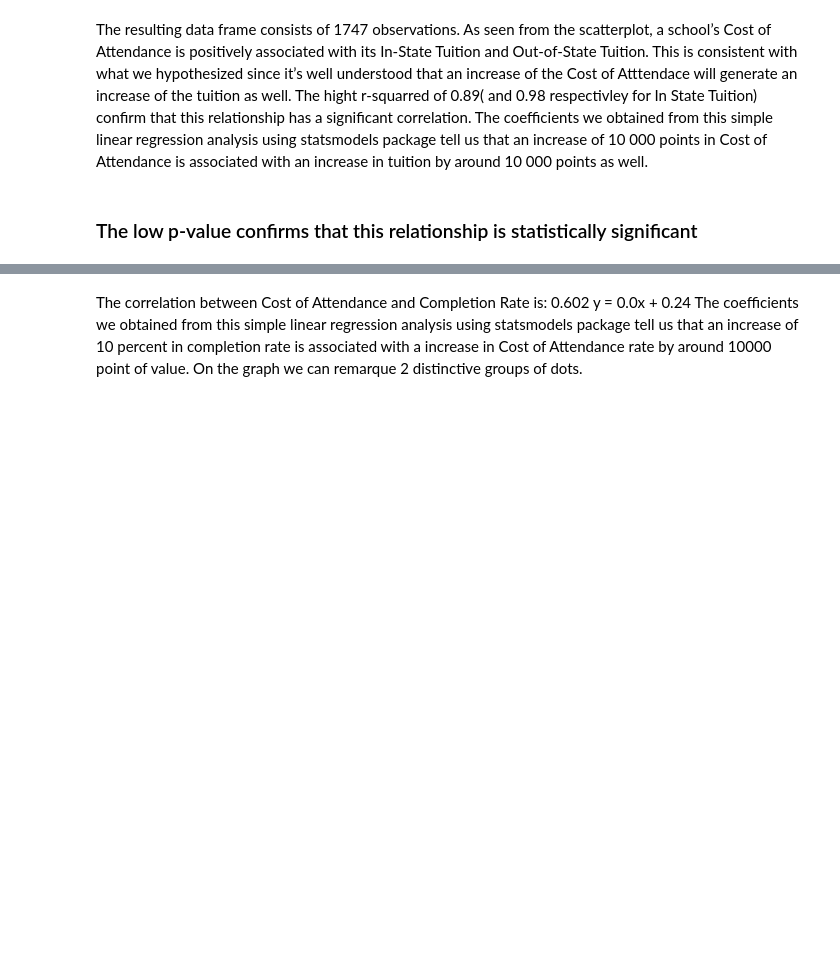
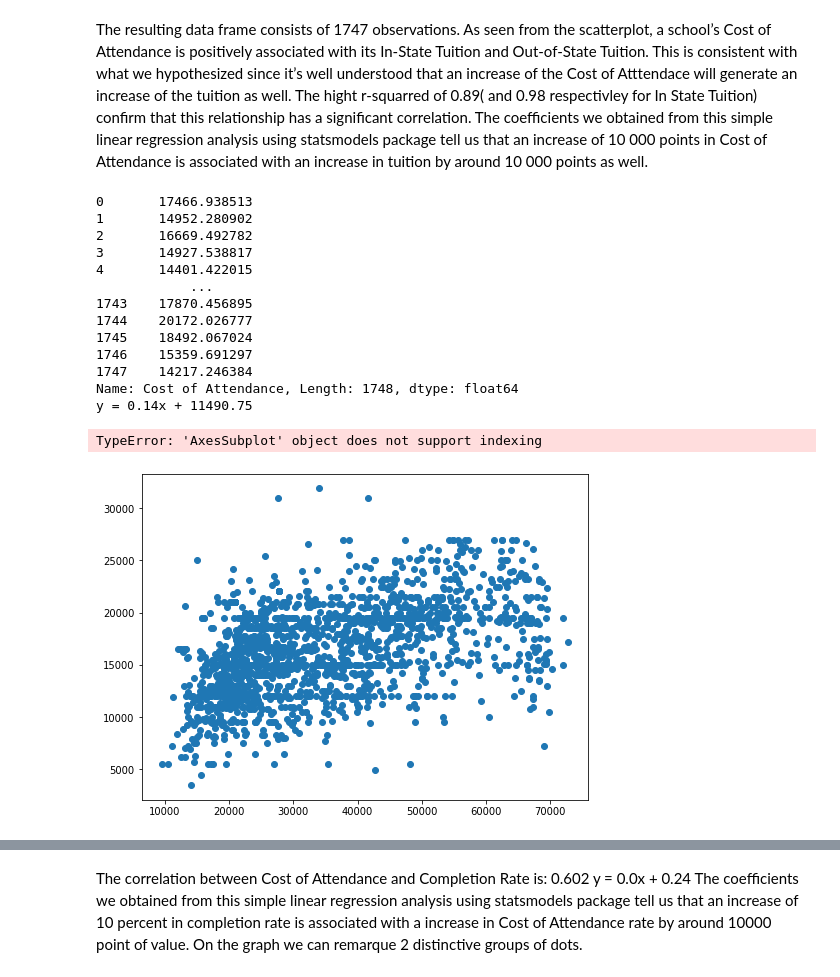
Before and after one commit to hyacob-89/project_one, a Jupyter notebook: project_one_nb.ipynb, the cells around one changed output, grey strips where cells are left out. Saved outputs shown, nothing was run; the diff lists cells and outputs as text; code cells hidden in the pictures; blank space fills up the shorter version.

```diff
--- a/project_one_nb.ipynb
+++ b/project_one_nb.ipynb
@@ -297,31 +362,45 @@ plt.savefig('outputs/CostOfAttendanceVSOutofStateTuition.png')
 # %%
 # Calculate the correlation coefficient and linear regression model for Cost of Attendance and Median Debt with income greater than 75k
 one3_df = csc_data_final['Cost of Attendance']
 two3_df = csc_data_final['Median Debt with income greater than 75k']
 
 (slope, intercept, rvalue, pvalue, stderr) = stats.linregress(one3_df,two3_df)
-regress_values = one3_df * slope + intercept
+y3 = regress_values = one3_df * slope + intercept
 print(regress_values)
 
 # Create line equation
 line_eq = "y = " + str(round(slope,2)) + "x + " + str(round(intercept,2))
 print(line_eq)
 
 # Plot the linear model with scatter plot
 plt.figure(figsize=(8,6))
 plt.scatter(one3_df, two3_df)
 f3 = plt.plot(one3_df, regress_values, 'r--', alpha=0.2, ax=ax[0][0])
 
 # Label plot and annotate the line equation
 plt.annotate(line_eq,(50000,10000),fontsize=15,color="red")
 plt.xlabel('Cost of Attendance', size=15)
 plt.ylabel('Median Debt with income greater than 75k', size=15)
 plt.title('Cost of Attendance vs Median Debt with income greater than 75k', size=15)
 plt.xticks(size=12)
 plt.yticks(size=12)
 print(f"The correlation between Cost of Attendance and  Median Debt with income greater than 75k is: {rvalue}")
 
 plt.show()
 plt.savefig('outputs/CostofAttendanceVSMedianDebtwithIncomeGreaterThan75k.png')
+# %% [output]
+0       17466.938513
+1       14952.280902
+2       16669.492782
+3       14927.538817
+4       14401.422015
+            ...
+1743    17870.456895
+1744    20172.026777
+1745    18492.067024
+1746    15359.691297
+1747    14217.246384
+Name: Cost of Attendance, Length: 1748, dtype: float64
+y = 0.14x + 11490.75
+TypeError: 'AxesSubplot' object does not support indexing
+[figure, added]
-# %% [markdown]
-### The low p-value confirms that this relationship is statistically significant
```
Also changed, not shown: parts of 17 cells of this notebook, 2 other files.
